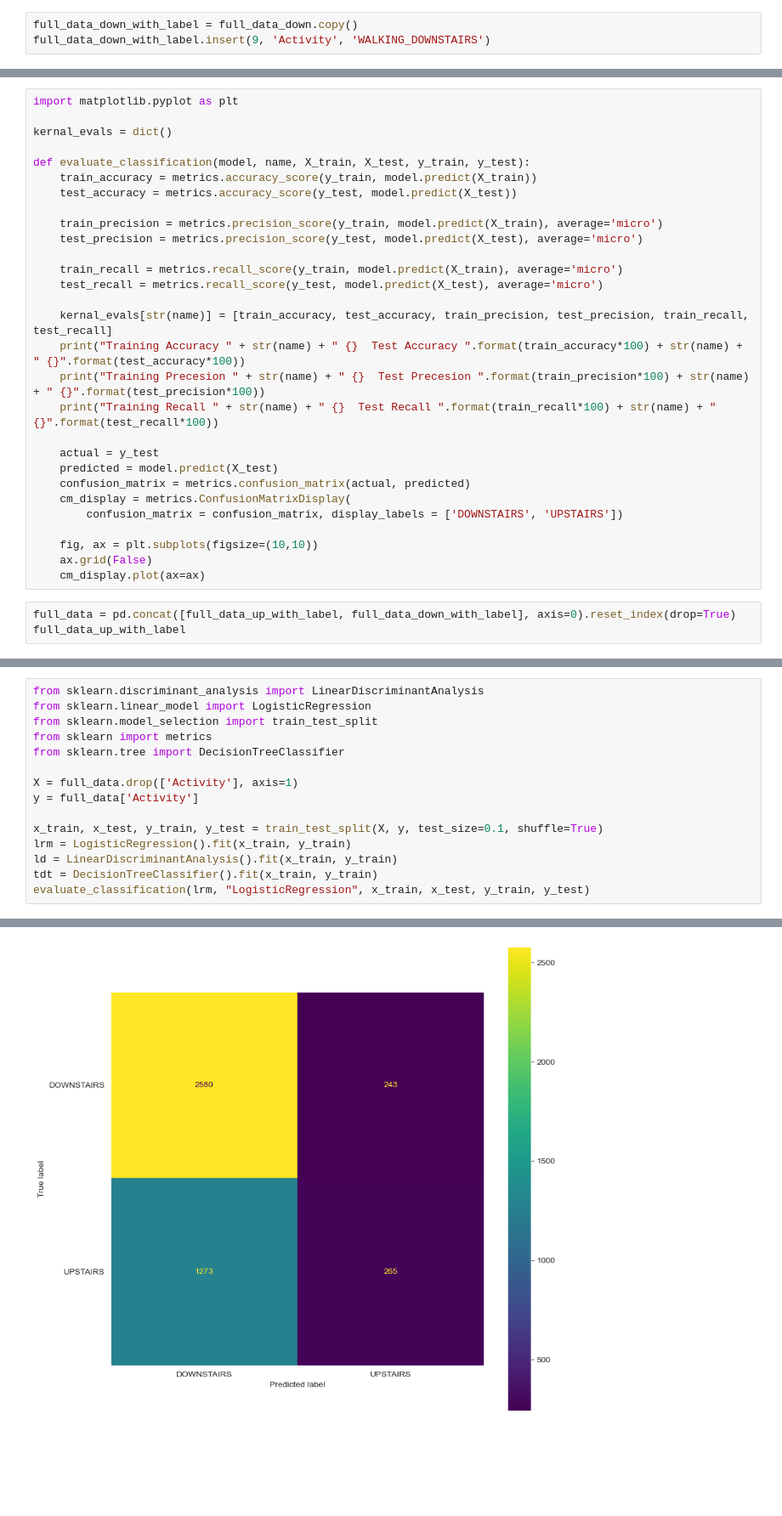
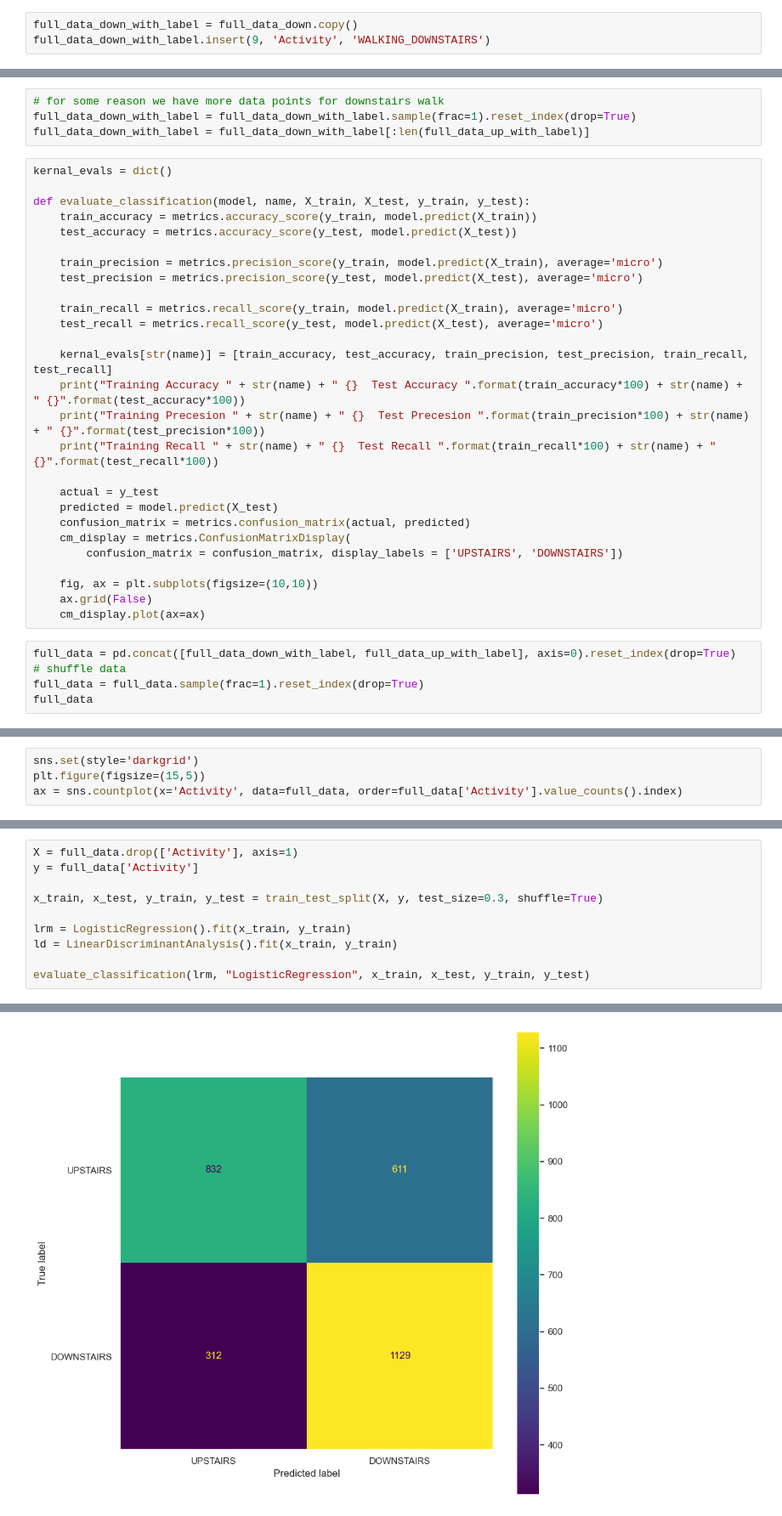
Before and after one commit to AnnBlack/motion-analysis, a Jupyter notebook: reports/train_on_raw_data/train_test_model_on_raw_self_recorded_data.ipynb, the cells around one changed output, grey strips where cells are left out. Shown at 85% size. Cells and saved outputs as stored; diff of their text form; blank space fills up the shorter version.

```diff
--- a/reports/train_on_raw_data/train_test_model_on_raw_self_recorded_data.ipynb
+++ b/reports/train_on_raw_data/train_test_model_on_raw_self_recorded_data.ipynb
@@ -172,6 +249,8 @@ full_data_down_with_label
+# %%
+# for some reason we have more data points for downstairs walk
+full_data_down_with_label = full_data_down_with_label.sample(frac=1).reset_index(drop=True)
+full_data_down_with_label = full_data_down_with_label[:len(full_data_up_with_label)]
 # %%
-import matplotlib.pyplot as plt
-
 kernal_evals = dict()
 
 def evaluate_classification(model, name, X_train, X_test, y_train, y_test):
@@ -193,12 +272,14 @@ def evaluate_classification(model, name, X_train, X_test, y_train, y_test):
     predicted = model.predict(X_test)
     confusion_matrix = metrics.confusion_matrix(actual, predicted)
     cm_display = metrics.ConfusionMatrixDisplay(
-        confusion_matrix = confusion_matrix, display_labels = ['DOWNSTAIRS', 'UPSTAIRS'])
+        confusion_matrix = confusion_matrix, display_labels = ['UPSTAIRS', 'DOWNSTAIRS'])
 
     fig, ax = plt.subplots(figsize=(10,10))
     ax.grid(False)
     cm_display.plot(ax=ax)
 # %%
-full_data = pd.concat([full_data_up_with_label, full_data_down_with_label], axis=0).reset_index(drop=True)
-full_data_up_with_label
+full_data = pd.concat([full_data_down_with_label, full_data_up_with_label], axis=0).reset_index(drop=True)
+# shuffle data
+full_data = full_data.sample(frac=1).reset_index(drop=True)
+full_data
 # %% [output]
@@ -217,0 +312,4 @@ full_data_up_with_label
+# %%
+sns.set(style='darkgrid')
+plt.figure(figsize=(15,5))
+ax = sns.countplot(x='Activity', data=full_data, order=full_data['Activity'].value_counts().index)
@@ -218,16 +319,11 @@ full_data_up_with_label
 # %%
-from sklearn.discriminant_analysis import LinearDiscriminantAnalysis
-from sklearn.linear_model import LogisticRegression
-from sklearn.model_selection import train_test_split
-from sklearn import metrics
-from sklearn.tree import DecisionTreeClassifier
-
 X = full_data.drop(['Activity'], axis=1)
 y = full_data['Activity']
 
-x_train, x_test, y_train, y_test = train_test_split(X, y, test_size=0.1, shuffle=True)
+x_train, x_test, y_train, y_test = train_test_split(X, y, test_size=0.3, shuffle=True)
+
 lrm = LogisticRegression().fit(x_train, y_train)
 ld = LinearDiscriminantAnalysis().fit(x_train, y_train)
-tdt = DecisionTreeClassifier().fit(x_train, y_train)
+
 evaluate_classification(lrm, "LogisticRegression", x_train, x_test, y_train, y_test)
 # %% [output]
@@ -237 +333 @@ Training Recall LogisticRegression 64.42349343865462  Test Recall LogisticRegres
-[figure, old version]
+[figure, new version]
```
Also changed, not shown: parts of 21 cells of this notebook.
